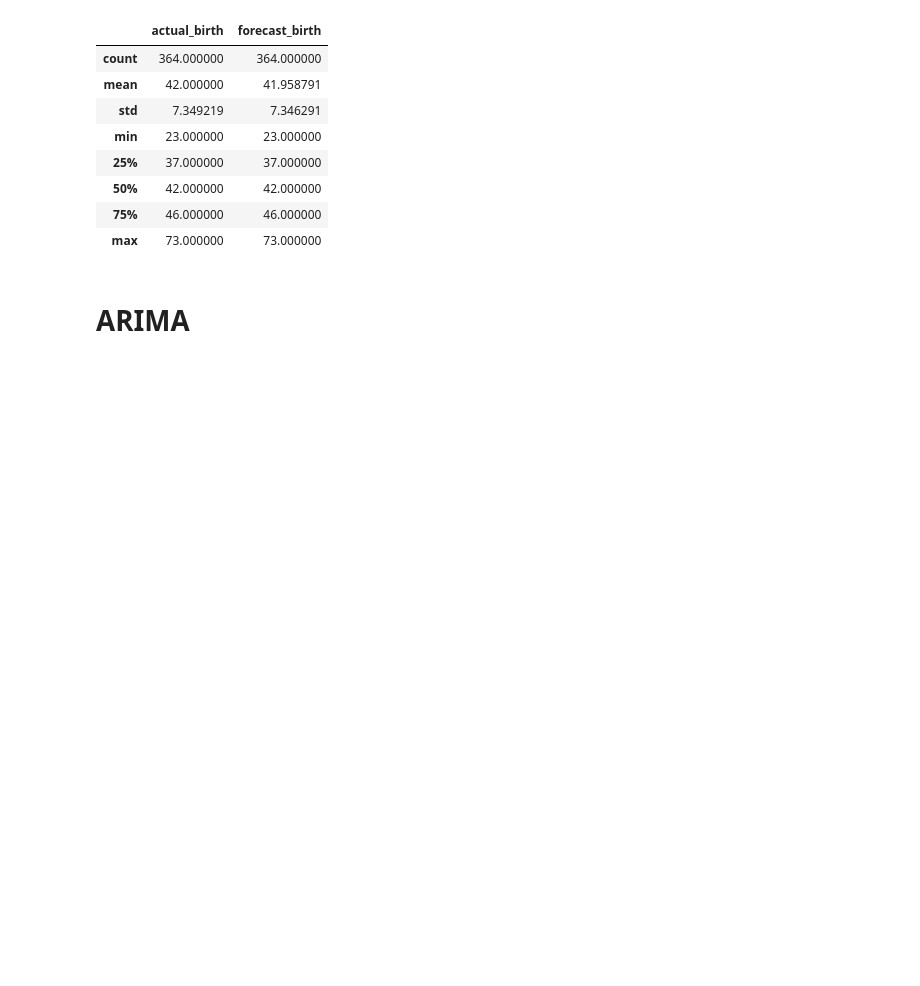
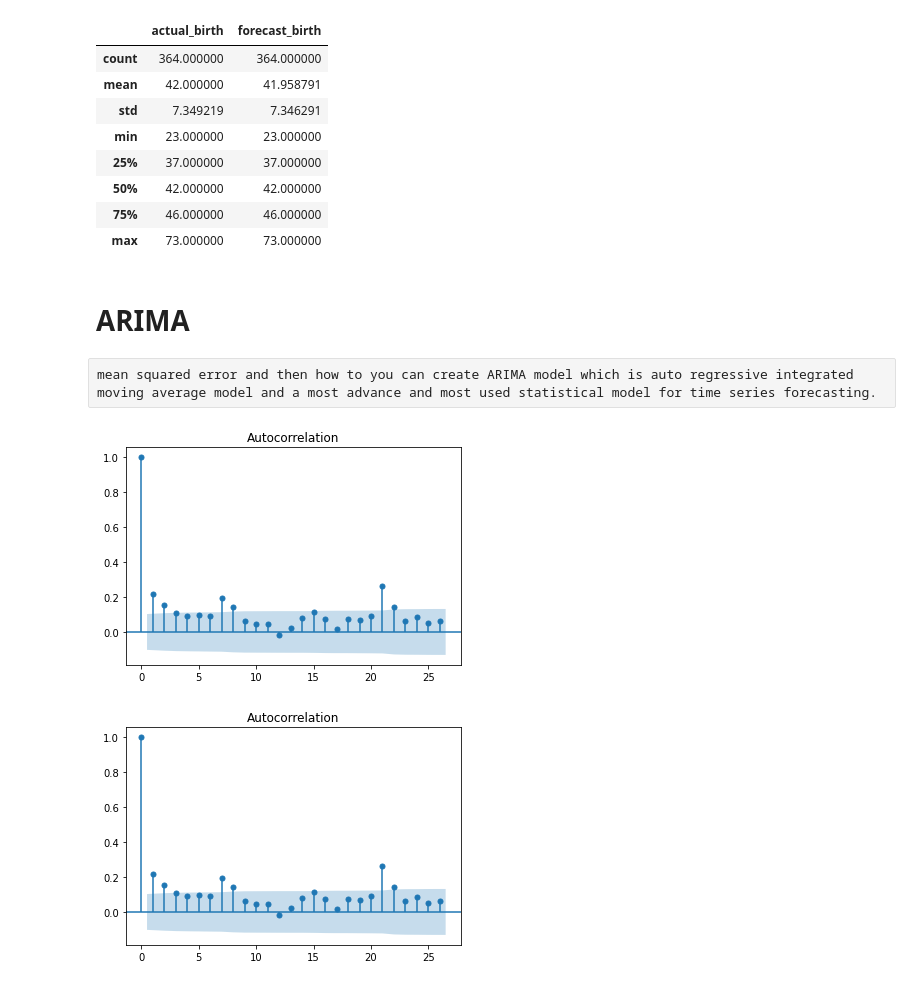
Before and after one commit to fiqihyusrilm/Time-Series-Forecasting, a Jupyter notebook: Time Series Forecasting.ipynb, the cells around one changed output. Cells and saved outputs as stored; diff of their text form; code cells hidden in the pictures; blank space fills up the shorter version.

```diff
--- a/Time Series Forecasting.ipynb
+++ b/Time Series Forecasting.ipynb
@@ -230,3 +232,5 @@ df1.describe()
 | max | 73.000000 | 73.000000 |
 # %% [markdown]
 # ARIMA
+# %% [raw]
+mean squared error and then how to you can create ARIMA model which is auto regressive integrated moving average model and a most advance and most used statistical model for time series forecasting.
@@ -232,0 +239,5 @@ df1.describe()
+# %%
+plot_acf(df)
+# %% [output]
+[figure, added]
+[figure, added]
```
Also changed, not shown: parts of 4 cells of this notebook.
